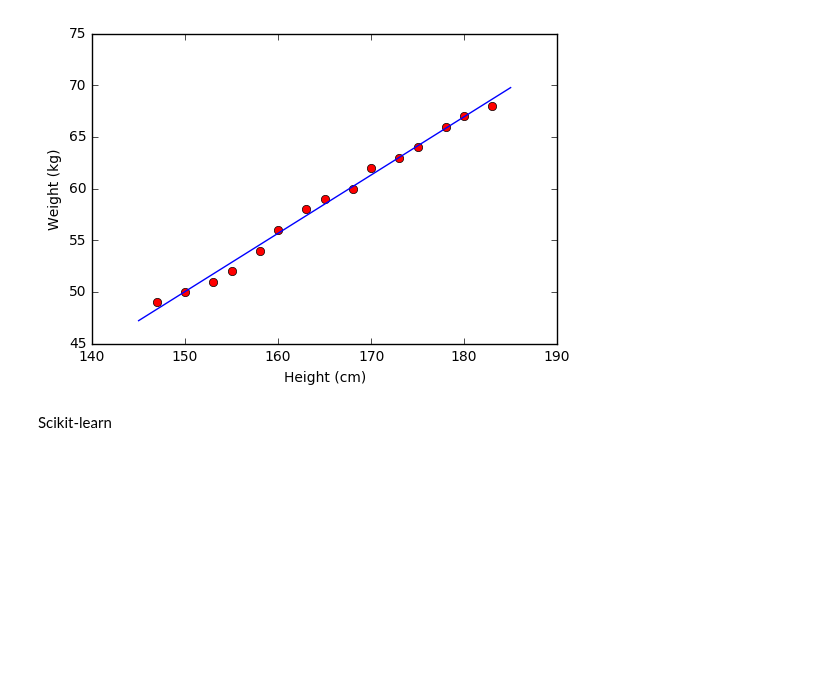
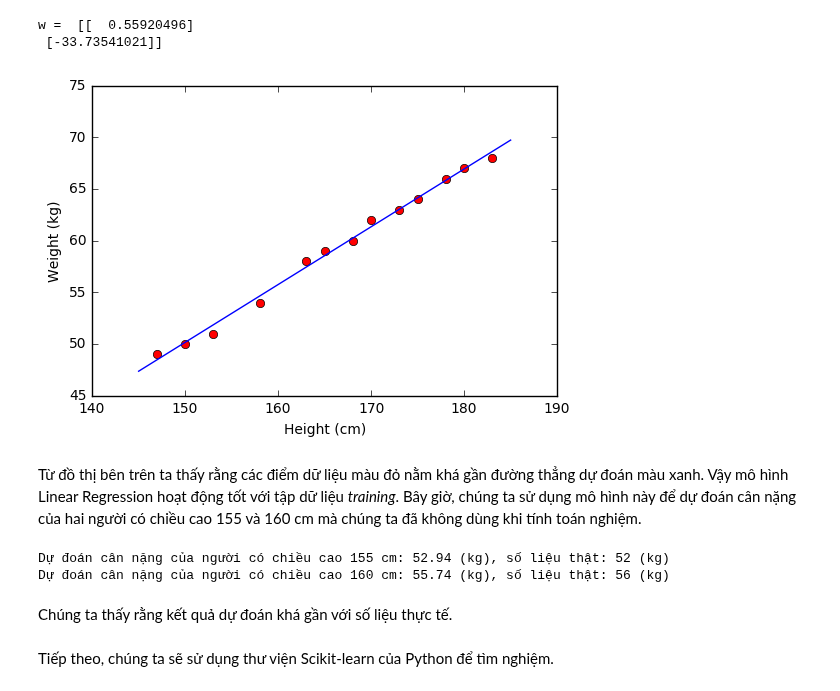
Before and after one commit to tiepvupsu/tiepvupsu.github.io, a Jupyter notebook: assets/LR/LR.ipynb, the cells around one changed output. Saved outputs shown, nothing was run; the diff lists cells and outputs as text; code cells hidden in the pictures; blank space fills up the shorter version.

Commit message:
finish python section

```diff
--- a/assets/LR/LR.ipynb
+++ b/assets/LR/LR.ipynb
@@ -9,10 +21,10 @@ import matplotlib.pyplot as plt
 # %%
 # height (cm)
-X = np.array([[147, 150, 153, 155, 158, 160, 163, 165, 168, 170, 173, 175, 178, 180, 183]])
+X = np.array([[147, 150, 153, 158, 163, 165, 168, 170, 173, 175, 178, 180, 183]])
 # weight (kg)
-Y = np.array([[ 49, 50, 51, 52, 54, 56, 58, 59, 60, 62, 63, 64, 66, 67, 68]])
+y = np.array([[ 49, 50, 51,  54, 58, 59, 60, 62, 63, 64, 66, 67, 68]])
 # Visualize data
-plt.plot(X, Y, 'ro')
+plt.plot(X, y, 'ro')
 plt.axis([140, 190, 45, 75])
 plt.xlabel('Height (cm)')
 plt.ylabel('Weight (kg)')
@@ -22,28 +40,45 @@ plt.show()
 # %%
 # Building Xbar
 one = np.ones((1,X.shape[1]))
 Xbar = np.concatenate((X, one), axis = 0)
 
 # Calculating weights of the fitting line
-W = np.dot(np.dot(Y, Xbar.T), np.linalg.pinv(np.dot(Xbar, Xbar.T)))
-
+A = np.dot(Xbar, Xbar.T)
+b = np.dot(Xbar, y.T)
+w = np.dot(np.linalg.pinv(A), b)
+print 'w = ', w
 # Preparing the fitting line
-a = W[0][0]
-b = W[0][1]
-x = np.linspace(145, 185, 2, endpoint=True)
-y = a*x + b
+w_1 = w[0][0]
+w_0 = w[1][0]
+x0 = np.linspace(145, 185, 2, endpoint=True)
+y0 = w_1*x0 + w_0
 
 # Drawing the fitting line
-plt.plot(X.T, Y.T, 'ro')     # data
-plt.plot(x, y)               # the fitting line
+plt.plot(X.T, y.T, 'ro')     # data
+plt.plot(x0, y0)               # the fitting line
 plt.axis([140, 190, 45, 75])
 plt.xlabel('Height (cm)')
 plt.ylabel('Weight (kg)')
 plt.show()
 # %% [output]
+w =  [[  0.55920496]
+ [-33.73541021]]
-[figure, old version]
+[figure, new version]
-# %% [markdown]
-Scikit-learn
+# %% [markdown]
+Từ đồ thị bên trên ta thấy rằng các điểm dữ liệu màu đỏ nằm khá gần đường thẳng dự đoán màu xanh. Vậy mô hình Linear Regression hoạt động tốt với tập dữ liệu _training_. Bây giờ, chúng ta sử dụng mô hình này để dự đoán cân nặng của hai người có chiều cao 155 và 160 cm mà chúng ta đã không dùng khi tính toán nghiệm.
+# %%
+y1 = w_1*155 + w_0
+y2 = w_1*160 + w_0
+
+print u'Dự đoán cân nặng của người có chiều cao 155 cm: %.2f (kg), số liệu thật: 52 (kg)'  %(y1)
+print u'Dự đoán cân nặng của người có chiều cao 160 cm: %.2f (kg), số liệu thật: 56 (kg)'  %(y2)
+# %% [output]
+Dự đoán cân nặng của người có chiều cao 155 cm: 52.94 (kg), số liệu thật: 52 (kg)
+Dự đoán cân nặng của người có chiều cao 160 cm: 55.74 (kg), số liệu thật: 56 (kg)
+# %% [markdown]
+Chúng ta thấy rằng kết quả dự đoán khá gần với số liệu thực tế.
+# %% [markdown]
+Tiếp theo, chúng ta sẽ sử dụng thư viện Scikit-learn của Python để tìm nghiệm.
 # %%
 from sklearn import datasets, linear_model
 
```
Also changed, not shown: parts of 7 cells of this notebook, 8 other files.
